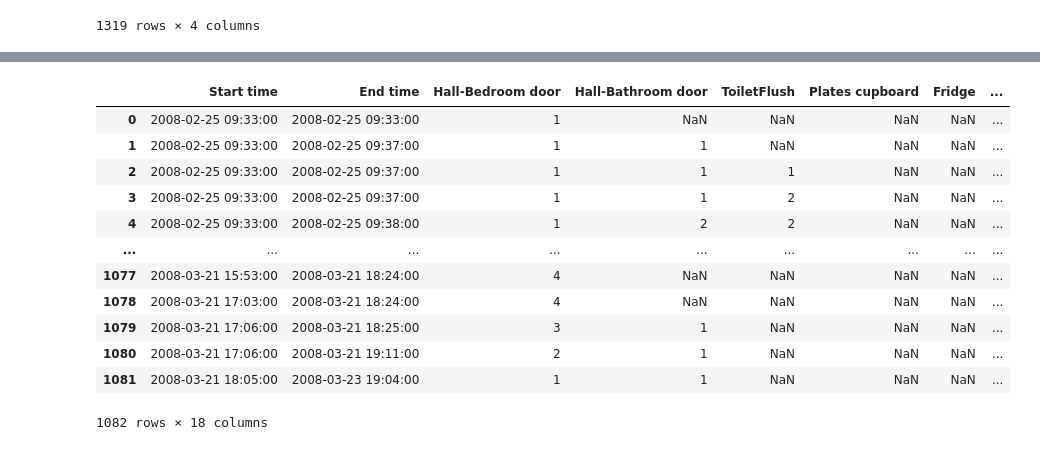
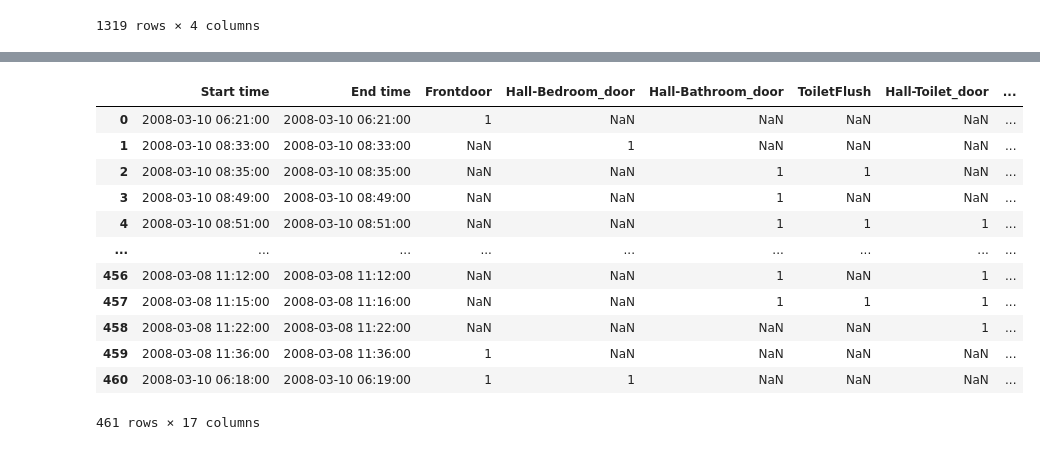
Before and after one commit to gemmadifederico/VIOLA, a Jupyter notebook: kasterenDataset/LogPreprocessing - Windowing.ipynb, the cells around one changed output, grey strips where cells are left out. Saved outputs shown, nothing was run; the diff lists cells and outputs as text; code cells hidden in the pictures.

```diff
--- a/kasterenDataset/LogPreprocessing - Windowing.ipynb
+++ b/kasterenDataset/LogPreprocessing - Windowing.ipynb
@@ -133,4 +201,4 @@ out.to_csv("log_windowed.csv", index=False)
 # %%
 # newdataset["Sensor"] = newdataset["Location"] + newdataset["Type"]
-columns = ["Start time","End time"] + out.Sensor_ID.unique().tolist() + ["Label", "Label_ID"]
+columns = ["Start time","End time"] + out.Sensor.unique().tolist() + ["Label"]
 labeled_senseData = pd.DataFrame(columns=columns)
@@ -178,34 +205,34 @@ labeled_senseData
-# %%
-labeled_senseData = labeled_senseData.rename(columns = {
- 1 : 'Microwave'         ,
- 5 : 'Hall-Toilet door'  ,
- 6 : 'Hall-Bathroom door',
- 7 : 'Cups cupboard'     ,
- 8 : 'Fridge'            ,
- 9 : 'Plates cupboard'   ,
-12 : 'Frontdoor'         ,
-13 : 'Dishwasher'        ,
-14 : 'ToiletFlush'       ,
-17 : 'Freezer'           ,
-18 : 'Pans Cupboard'     ,
-20 : 'Washingmachine'    ,
-23 : 'Groceries Cupboard',
-24 : 'Hall-Bedroom door'
-    })
-labeled_senseData
-# %% [output]
-|  | Start time | End time | Hall-Bedroom door | Hall-Bathroom door | ToiletFlush | Plates cupboard | Fridge | ... |
-| 0 | 2008-02-25 09:33:00 | 2008-02-25 09:33:00 | 1 | NaN | NaN | NaN | NaN | ... |
-| 1 | 2008-02-25 09:33:00 | 2008-02-25 09:37:00 | 1 | 1 | NaN | NaN | NaN | ... |
-| 2 | 2008-02-25 09:33:00 | 2008-02-25 09:37:00 | 1 | 1 | 1 | NaN | NaN | ... |
-| 3 | 2008-02-25 09:33:00 | 2008-02-25 09:37:00 | 1 | 1 | 2 | NaN | NaN | ... |
-| 4 | 2008-02-25 09:33:00 | 2008-02-25 09:38:00 | 1 | 2 | 2 | NaN | NaN | ... |
-| ... | ... | ... | ... | ... | ... | ... | ... | ... |
-| 1077 | 2008-03-21 15:53:00 | 2008-03-21 18:24:00 | 4 | NaN | NaN | NaN | NaN | ... |
-| 1078 | 2008-03-21 17:03:00 | 2008-03-21 18:24:00 | 4 | NaN | NaN | NaN | NaN | ... |
-| 1079 | 2008-03-21 17:06:00 | 2008-03-21 18:25:00 | 3 | 1 | NaN | NaN | NaN | ... |
-| 1080 | 2008-03-21 17:06:00 | 2008-03-21 19:11:00 | 2 | 1 | NaN | NaN | NaN | ... |
-| 1081 | 2008-03-21 18:05:00 | 2008-03-23 19:04:00 | 1 | 1 | NaN | NaN | NaN | ... |
-1082 rows × 18 columns
+# %%
+# Transpose the log and create a row for each group
+grouped = out.groupby("Activity_ID")
+i = 0
+for a, group in grouped:
+    group = group.reset_index()
+    newrow = {}
+    newrow["Start time"] = group.iloc[0]["Start time"]
+    newrow["End time"] = group.iloc[-1]["End time"]
+    newrow["Label"] = group.iloc[0]["Label"]
+    for ind, el in group.iterrows():
+        newrow[el["Sensor"]] = 1
+    labeled_senseData = labeled_senseData.append(newrow, ignore_index = True)
+    i +=1
+    # if(i==2):
+    #     break
+# print(labeled_senseData)
+labeled_senseData
+# %% [output]
+|  | Start time | End time | Frontdoor | Hall-Bedroom_door | Hall-Bathroom_door | ToiletFlush | Hall-Toilet_door | ... |
+| 0 | 2008-03-10 06:21:00 | 2008-03-10 06:21:00 | 1 | NaN | NaN | NaN | NaN | ... |
+| 1 | 2008-03-10 08:33:00 | 2008-03-10 08:33:00 | NaN | 1 | NaN | NaN | NaN | ... |
+| 2 | 2008-03-10 08:35:00 | 2008-03-10 08:35:00 | NaN | NaN | 1 | 1 | NaN | ... |
+| 3 | 2008-03-10 08:49:00 | 2008-03-10 08:49:00 | NaN | NaN | 1 | NaN | NaN | ... |
+| 4 | 2008-03-10 08:51:00 | 2008-03-10 08:51:00 | NaN | NaN | 1 | 1 | 1 | ... |
+| ... | ... | ... | ... | ... | ... | ... | ... | ... |
+| 456 | 2008-03-08 11:12:00 | 2008-03-08 11:12:00 | NaN | NaN | 1 | NaN | 1 | ... |
+| 457 | 2008-03-08 11:15:00 | 2008-03-08 11:16:00 | NaN | NaN | 1 | 1 | 1 | ... |
+| 458 | 2008-03-08 11:22:00 | 2008-03-08 11:22:00 | NaN | NaN | NaN | NaN | 1 | ... |
+| 459 | 2008-03-08 11:36:00 | 2008-03-08 11:36:00 | 1 | NaN | NaN | NaN | NaN | ... |
+| 460 | 2008-03-10 06:18:00 | 2008-03-10 06:19:00 | 1 | 1 | NaN | NaN | NaN | ... |
+461 rows × 17 columns
 # %%
 # Save the file
```
Also changed, not shown: parts of 8 cells of this notebook, 8 other files.
